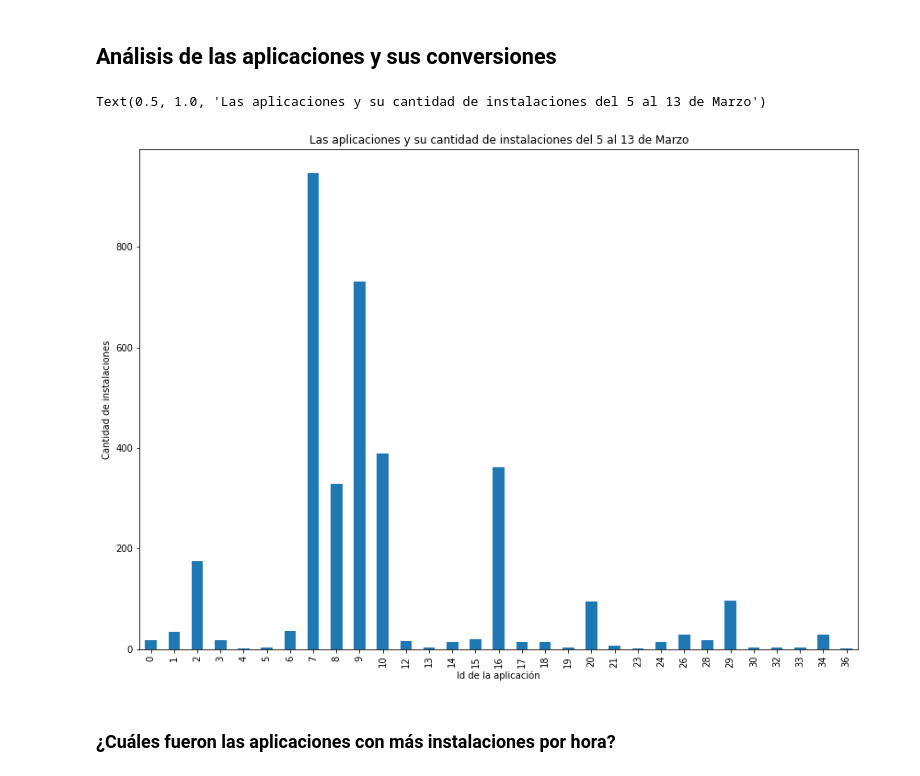
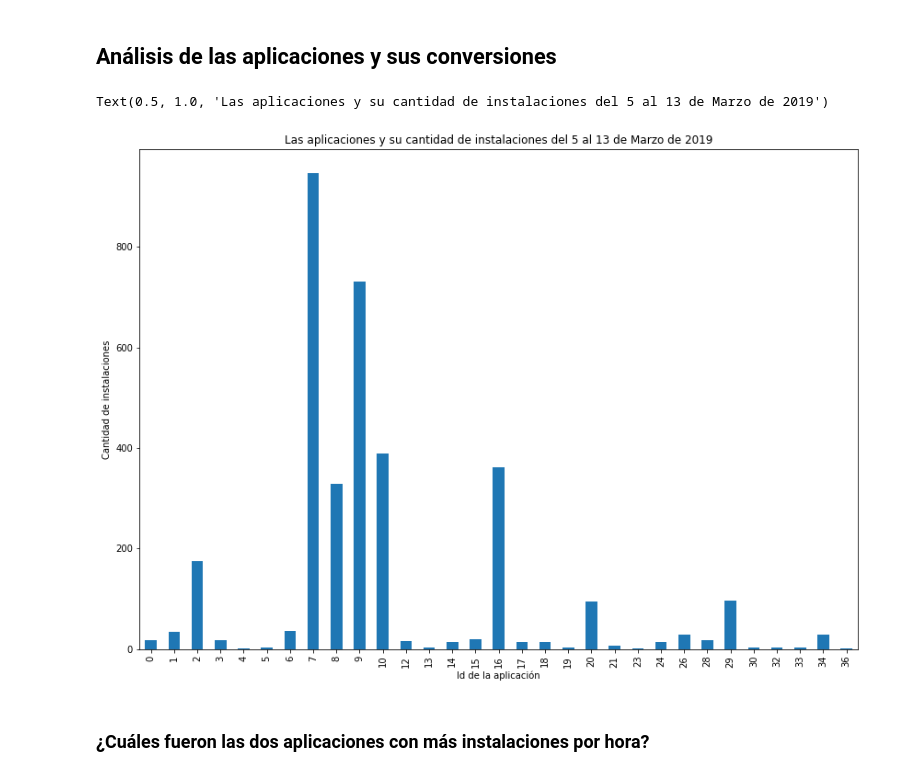
Before and after one commit to AlejandroKler/Datanesa, a Jupyter notebook: Aplicaciones_mas_conversiones.ipynb, the cells around one changed output. Cells and saved outputs as stored; diff of their text form; code cells hidden in the pictures.

```diff
--- a/Aplicaciones_mas_conversiones.ipynb
+++ b/Aplicaciones_mas_conversiones.ipynb
@@ -16,13 +16,13 @@ installs['cant_installs'] = 1
 # %%
 plot = installs.groupby('application_id').agg({'cant_installs': 'count'}).plot(kind = 'bar', figsize = (14,10), legend = False)
 plot.set_ylabel("Cantidad de instalaciones")
 plot.set_xlabel("Id de la aplicación")
-plot.set_title("Las aplicaciones y su cantidad de instalaciones del 5 al 13 de Marzo")
+plot.set_title("Las aplicaciones y su cantidad de instalaciones del 5 al 13 de Marzo de 2019")
 # %% [output]
-Text(0.5, 1.0, 'Las aplicaciones y su cantidad de instalaciones del 5 al 13 de Marzo')
+Text(0.5, 1.0, 'Las aplicaciones y su cantidad de instalaciones del 5 al 13 de Marzo de 2019')
-[figure, old version]
+[figure, new version]
 # %% [markdown]
-### ¿Cuáles fueron las aplicaciones con más instalaciones por hora?
+### ¿Cuáles fueron las dos aplicaciones con más instalaciones por hora?
 # %%
 installs['hora'] = installs['created'].dt.hour
 # %%
```
Also changed, not shown: parts of 6 cells of this notebook.
